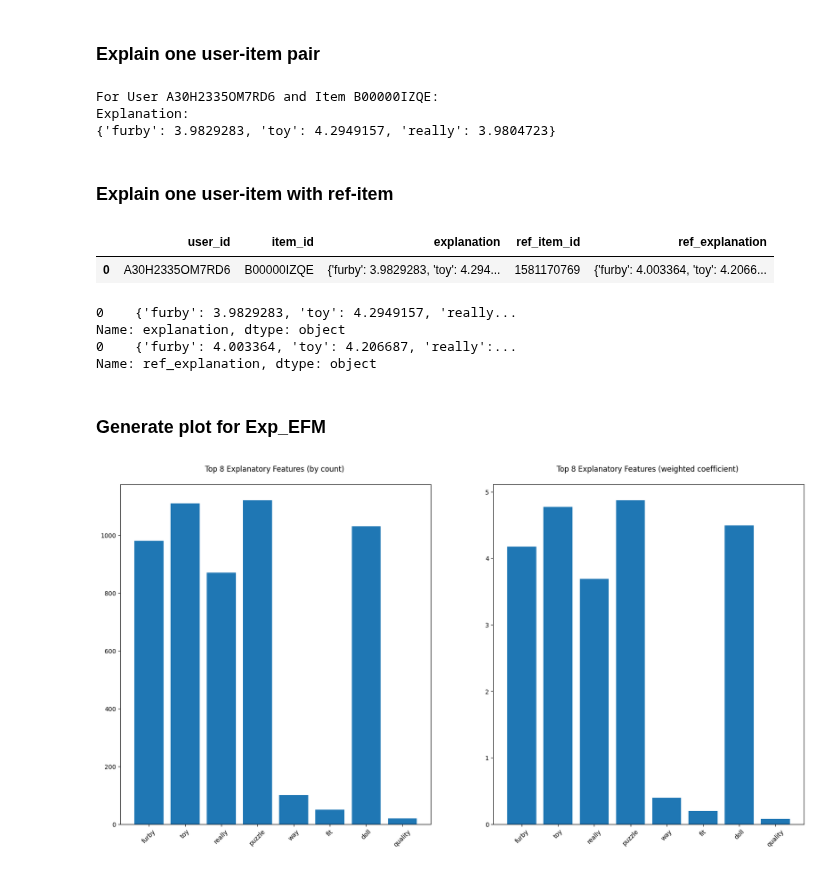
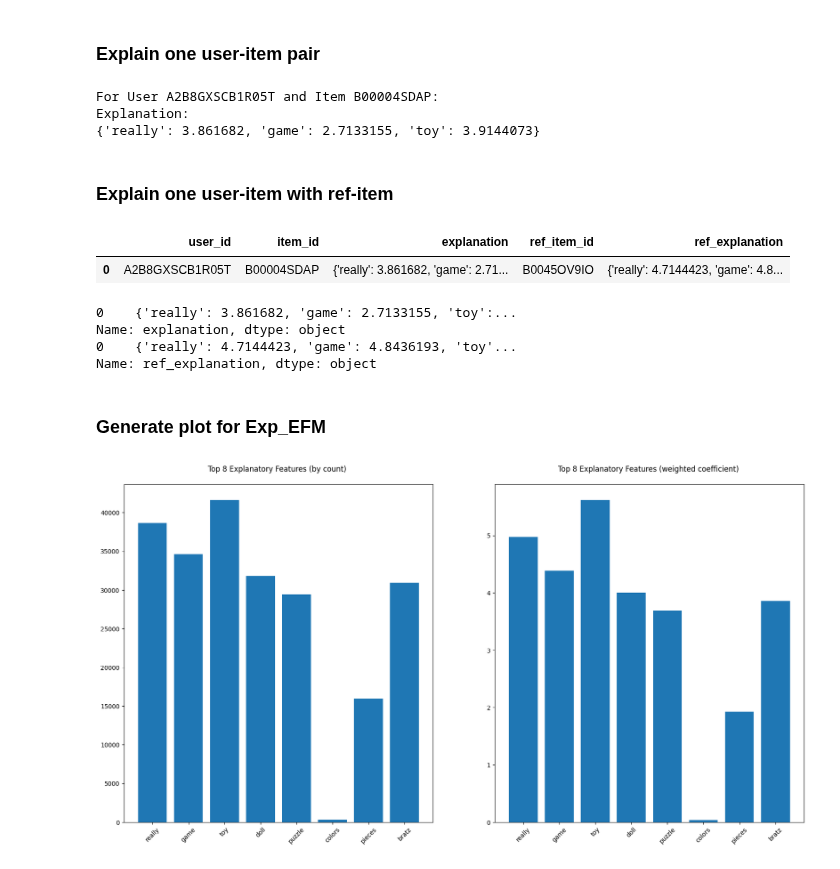
Before and after one commit to AthinaKyriakou/ROSE, a Jupyter notebook: demo/explainer_demo.ipynb, the cells around one changed output. Cells and saved outputs as stored; diff of their text form; code cells hidden in the pictures.

Commit message:
more users version

```diff
--- a/demo/explainer_demo.ipynb
+++ b/demo/explainer_demo.ipynb
@@ -11,8 +11,8 @@ from cornac.models import EFM
 from cornac.explainer import Exp_EFM
 
 # Load the Amazon toy dataset
-rating = amazon_toy.load_feedback(fmt="UIRT", reader=Reader(min_user_freq=50))
-sentiment_data = amazon_toy.load_sentiment(reader=Reader(min_user_freq=50))
+rating = amazon_toy.load_feedback(fmt="UIRT", reader=Reader(min_user_freq=10))
+sentiment_data = amazon_toy.load_sentiment(reader=Reader(min_user_freq=10))
 
 md = SentimentModality(data=sentiment_data)
 
@@ -120,9 +120,9 @@ print(f"For User {one_user} and Item {one_item}:")
 print("Explanation:")
 print(explanation)
 # %% [output]
-For User A30H2335OM7RD6 and Item B00000IZQE:
+For User A2B8GXSCB1R05T and Item B00004SDAP:
 Explanation:
-{'furby': 3.9829283, 'toy': 4.2949157, 'really': 3.9804723}
+{'really': 3.861682, 'game': 2.7133155, 'toy': 3.9144073}
 # %% [markdown]
 ### Explain one user-item with ref-item
 # %%
@@ -133,16 +133,16 @@ explanation = explainer.explain_one_with_ref(user_id=one_user, item_id=one_item,
 explanation
 # %% [output]
 |  | user_id | item_id | explanation | ref_item_id | ref_explanation |
-| 0 | A30H2335OM7RD6 | B00000IZQE | {'furby': 3.9829283, 'toy': 4.294... | 1581170769 | {'furby': 4.003364, 'toy': 4.2066... |
+| 0 | A2B8GXSCB1R05T | B00004SDAP | {'really': 3.861682, 'game': 2.71... | B0045OV9IO | {'really': 4.7144423, 'game': 4.8... |
 # %%
 # explanation for user-item
 print(explanation['explanation'])
 # and explanation for user-ref_item
 print(explanation['ref_explanation'])
 # %% [output]
-0    {'furby': 3.9829283, 'toy': 4.2949157, 'really...
+0    {'really': 3.861682, 'game': 2.7133155, 'toy':...
 Name: explanation, dtype: object
-0    {'furby': 4.003364, 'toy': 4.206687, 'really':...
+0    {'really': 4.7144423, 'game': 4.8436193, 'toy'...
 Name: ref_explanation, dtype: object
 # %% [markdown]
 ### Generate plot for Exp_EFM
@@ -154,21 +154,21 @@ explanations_df = explanations.copy()
 # %%
 from cornac.visualization import Visualization
 my_plots = Visualization()
 
 # Create a plot for a specific user and item
-one_user = eval_method.train_set.user_ids[0]
+one_user = eval_method.train_set.user_ids[15]
 one_item = eval_method.train_set.item_ids[0]
 ind_df = my_plots.create_individual_feature_importance_plot(
     explanations,
     user_id=one_user,
     item_id=one_item,
     type="bar",
     top_k=6,
     save_plot=False,
 )
 
 filtered_df = my_plots.create_aggregate_feature_importance_plot(
     explanations, type="bar", top_k=8, save_plot=False
 )
 # %% [output]
-[figure, old version]
+[figure, new version]
```
Also changed, not shown: parts of 3 cells of this notebook.
